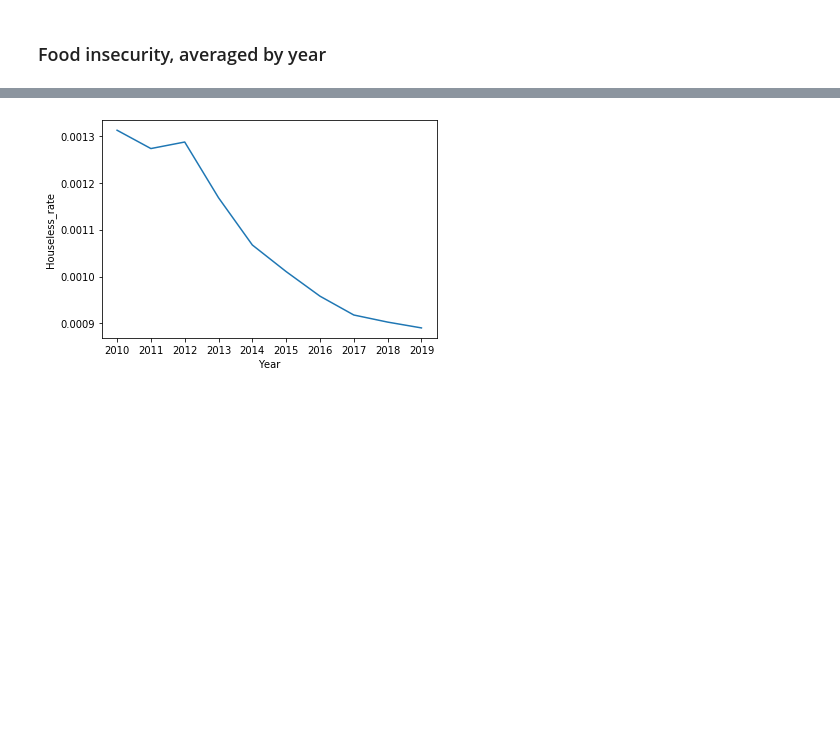
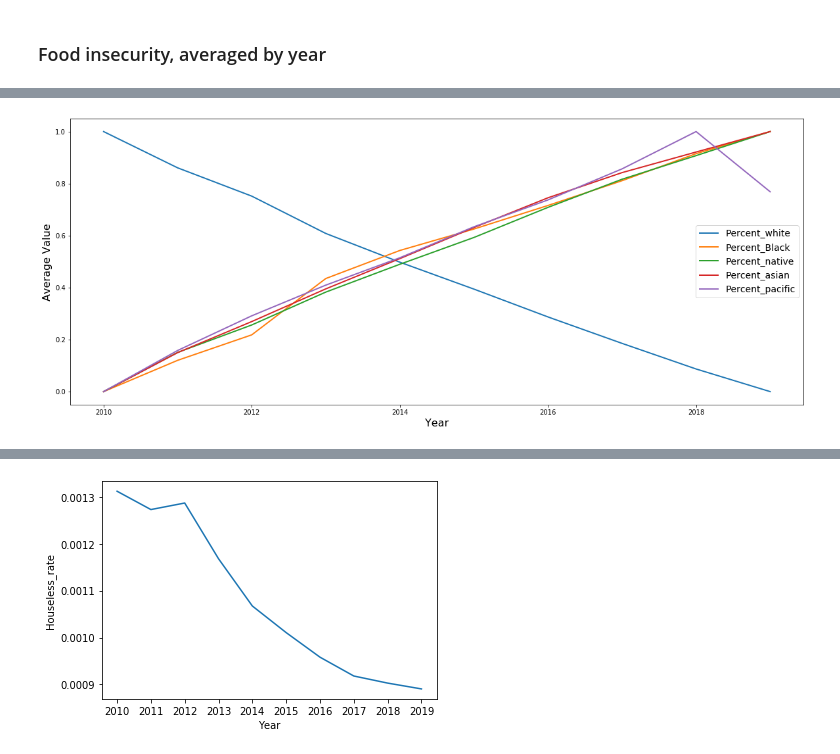
Before and after one commit to khyateed/projecting-food-insecurity, a Jupyter notebook: notebooks/EDA.ipynb, the cells around one changed output, grey strips where cells are left out. Cells and saved outputs as stored; diff of their text form; code cells hidden in the pictures; blank space fills up the shorter version.

```diff
--- a/notebooks/EDA.ipynb
+++ b/notebooks/EDA.ipynb
@@ -146,0 +152,4 @@ sns.lineplot(y=fi['FI Rate'], x=fi['Year']);
+# %%
+lineplot(df, ['Percent_white', 'Percent_Black', 'Percent_native', 'Percent_asian','Percent_pacific'])
+# %% [output]
+[figure, added]
```
Also changed, not shown: parts of 10 cells of this notebook, 1 other file.
